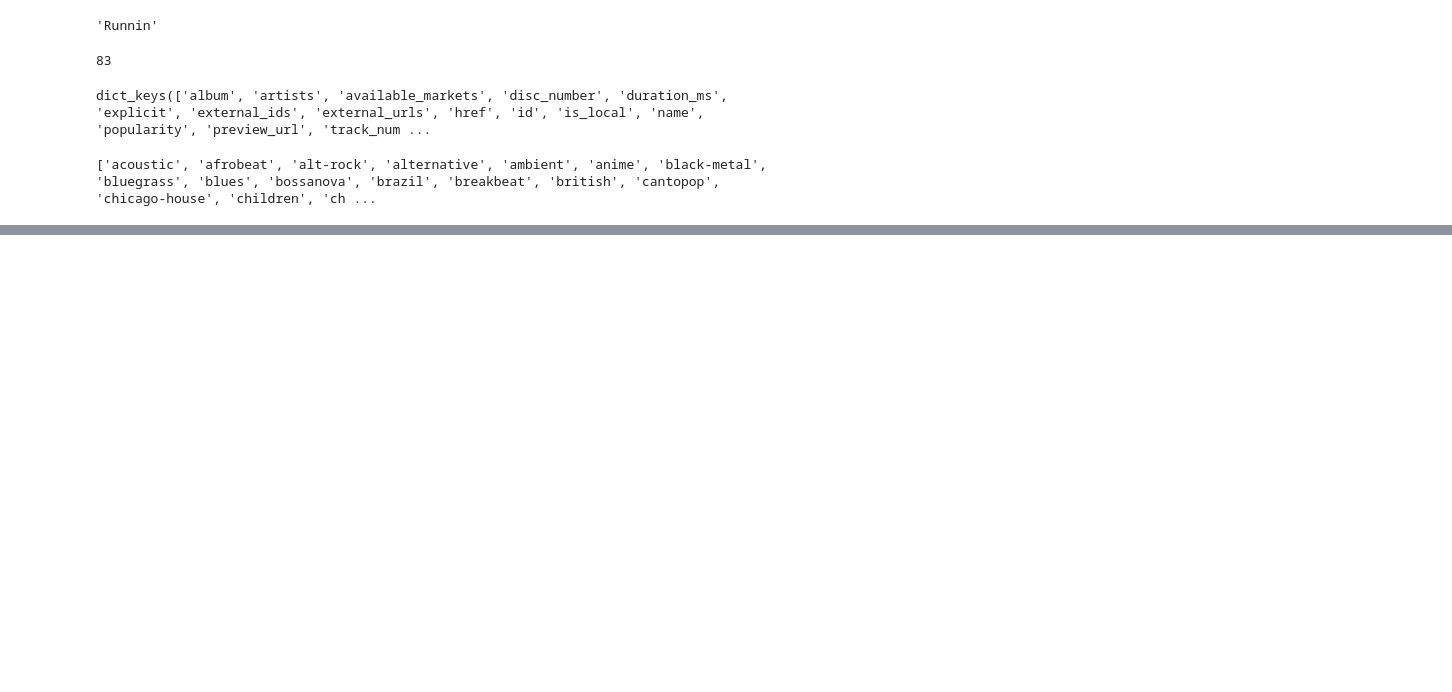
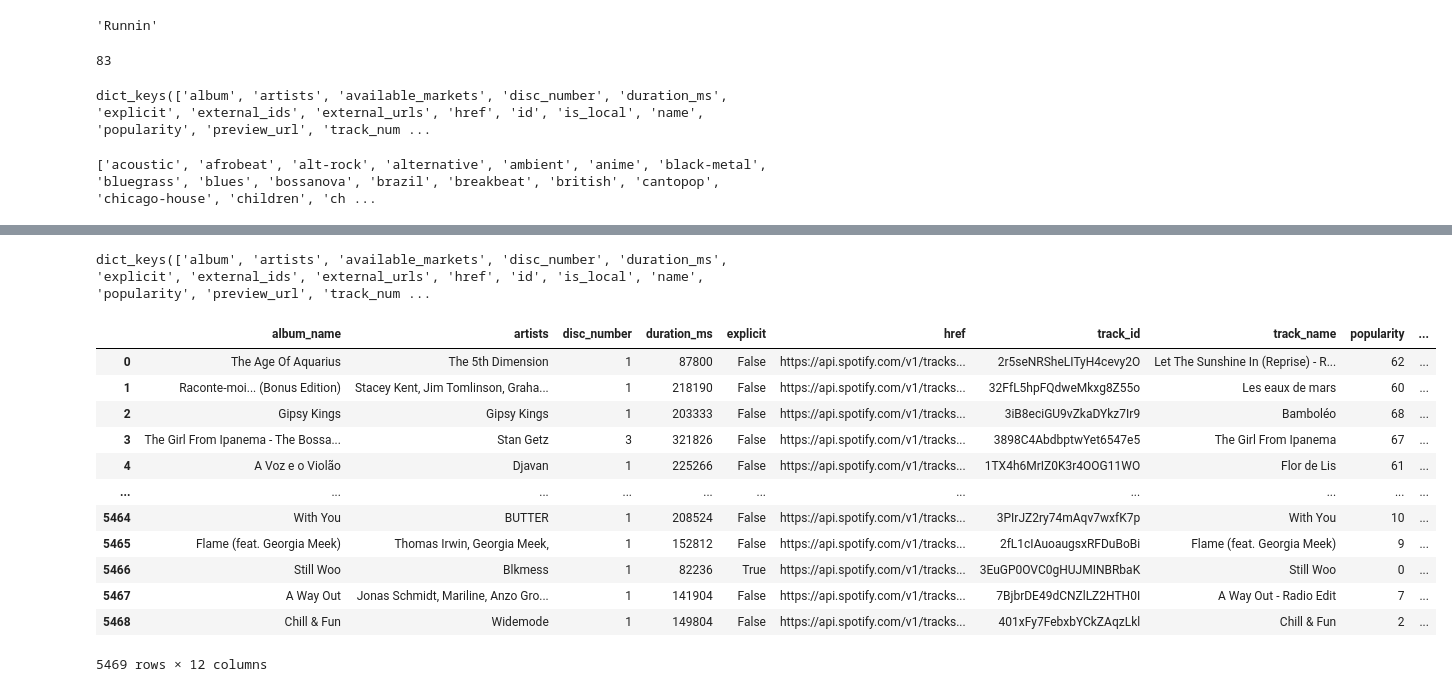
Before and after one commit to ounnuqul/Spotify_Popularity_Prediction_Model_Capstone_Project, a Jupyter notebook: Spotipy_Returns.ipynb, the cells around one changed output, grey strips where cells are left out. Saved outputs shown, nothing was run; the diff lists cells and outputs as text; code cells hidden in the pictures; blank space fills up the shorter version.

```diff
--- a/Spotipy_Returns.ipynb
+++ b/Spotipy_Returns.ipynb
@@ -764,0 +869,17 @@ len(results['genres'])
+# %%
+d_d = {}
+for gen in tqdm(new_genres_seeds.keys()):
+    d_d[gen] = []
+    for x in range(0,100,10):
+        params = {
+        "limit": 100, # number of recommendations to return
+        "seed_tracks": list(new_genres_seeds[gen]), # list of seed tracks to base recommendations on
+        "min_popularity": 90 - x, # minimum popularity score for recommended tracks
+        'max_popularity': 100 - x,
+        "seed_genre": [gen]
+        }
+        d_d[gen].append(get_recommendations(params))
+# %%
+d_d['bossanova'][3][0].keys()
+# %% [output]
+dict_keys(['album', 'artists', 'available_markets', 'disc_number', 'duration_ms', 'explicit', 'external_ids', 'external_urls', 'href', 'id', 'is_local', 'name', 'popularity', 'preview_url', 'track_num ...
@@ -764,0 +907,45 @@ len(results['genres'])
+# %%
+
+for gen in tqdm(d_d.keys()):
+    for pop_range in tqdm(d_d[gen]):
+        for track in pop_range:
+            for col in track.keys():
+                if col == 'album':
+                    new_genres_d['album_name'].append(track[col]['name'])
+                    new_genres_d['release_date'].append(track[col]['release_date'])
+
+                elif col == 'id':
+                    new_genres_d['track_id'].append(track[col])
+                elif col == 'artists':
+                    temp_s = ''
+                    for c in track[col]:
+                        temp_s += c['name']
+                        if len(track[col]) > 1:
+                            temp_s += ', '
+                    new_genres_d['artists'].append(temp_s)
+                elif col == 'name':
+                    new_genres_d['track_name'].append(track[col])
+
+                else:
+                    new_genres_d[col].append(track[col])
+            new_genres_d['track_genre'].append(gen)
+# %%
+df_new_gens_pulled = pd.DataFrame(new_genres_d)
+# %%
+df_temp = df_new_gens_pulled.drop(columns=['available_markets','is_local','track_number','uri','type','external_urls','external_ids'])
+# %%
+df_temp
+# %% [output]
+|  | album_name | artists | disc_number | duration_ms | explicit | href | track_id | track_name | popularity | ... |
+| 0 | The Age Of Aquarius | The 5th Dimension | 1 | 87800 | False | https://api.spotify.com/v1/tracks... | 2r5seNRSheLITyH4cevy2O | Let The Sunshine In (Reprise) - R... | 62 | ... |
+| 1 | Raconte-moi... (Bonus Edition) | Stacey Kent, Jim Tomlinson, Graha... | 1 | 218190 | False | https://api.spotify.com/v1/tracks... | 32FfL5hpFQdweMkxg8Z55o | Les eaux de mars | 60 | ... |
+| 2 | Gipsy Kings | Gipsy Kings | 1 | 203333 | False | https://api.spotify.com/v1/tracks... | 3iB8eciGU9vZkaDYkz7Ir9 | Bamboléo | 68 | ... |
+| 3 | The Girl From Ipanema - The Bossa... | Stan Getz | 3 | 321826 | False | https://api.spotify.com/v1/tracks... | 3898C4AbdbptwYet6547e5 | The Girl From Ipanema | 67 | ... |
+| 4 | A Voz e o Violão | Djavan | 1 | 225266 | False | https://api.spotify.com/v1/tracks... | 1TX4h6MrIZ0K3r4OOG11WO | Flor de Lis | 61 | ... |
+| ... | ... | ... | ... | ... | ... | ... | ... | ... | ... | ... |
+| 5464 | With You | BUTTER | 1 | 208524 | False | https://api.spotify.com/v1/tracks... | 3PIrJZ2ry74mAqv7wxfK7p | With You | 10 | ... |
+| 5465 | Flame (feat. Georgia Meek) | Thomas Irwin, Georgia Meek, | 1 | 152812 | False | https://api.spotify.com/v1/tracks... | 2fL1cIAuoaugsxRFDuBoBi | Flame (feat. Georgia Meek) | 9 | ... |
+| 5466 | Still Woo | Blkmess | 1 | 82236 | True | https://api.spotify.com/v1/tracks... | 3EuGP0OVC0gHUJMINBRbaK | Still Woo | 0 | ... |
+| 5467 | A Way Out | Jonas Schmidt, Mariline, Anzo Gro... | 1 | 141904 | False | https://api.spotify.com/v1/tracks... | 7BjbrDE49dCNZlLZ2HTH0I | A Way Out - Radio Edit | 7 | ... |
+| 5468 | Chill & Fun | Widemode | 1 | 149804 | False | https://api.spotify.com/v1/tracks... | 401xFy7FebxbYCkZAqzLkl | Chill & Fun | 2 | ... |
+5469 rows × 12 columns
```
Also changed, not shown: parts of 44 cells of this notebook, 2 other files.
